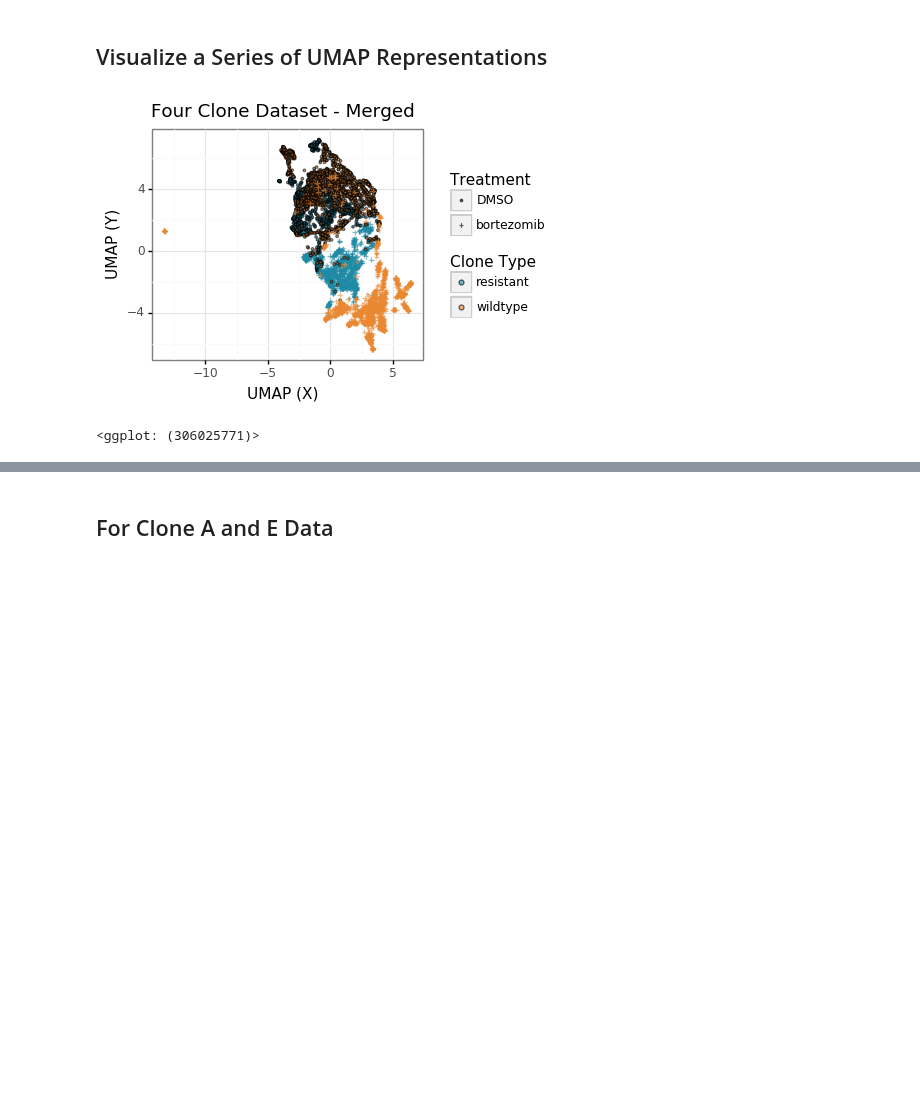
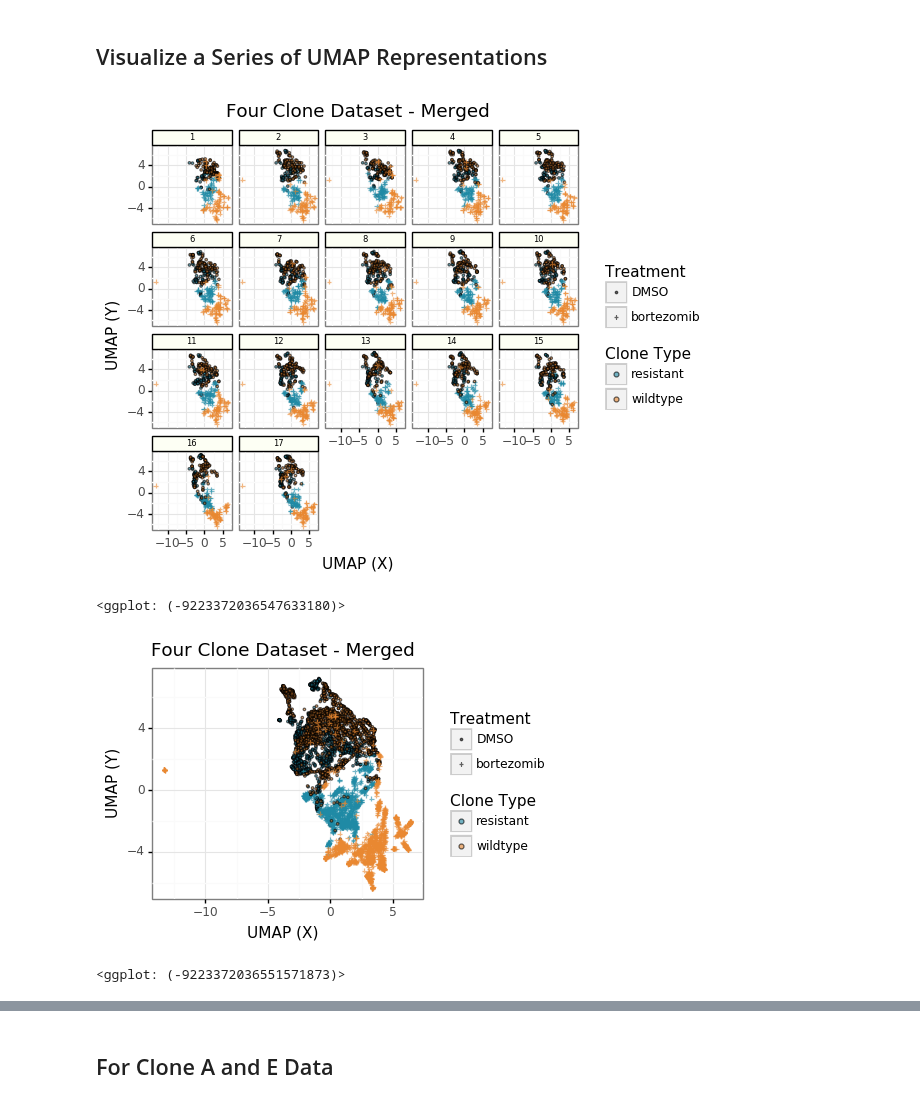
Before and after one commit to broadinstitute/profiling-resistance-mechanisms, a Jupyter notebook: 2.describe-data/3.umap.ipynb, the cells around one changed output, grey strips where cells are left out. Saved outputs shown, nothing was run; the diff lists cells and outputs as text; code cells hidden in the pictures; blank space fills up the shorter version.

Commit message:
add site facets in umpa

```diff
--- a/2.describe-data/3.umap.ipynb
+++ b/2.describe-data/3.umap.ipynb
@@ -73,6 +73,33 @@ def fuzzy_simplicial_set(
 | 4 | 1.399585 | 3.521791 | 217760 | 5 | B02 | 2019_11_20_Batch6 | 1665 | ... |
 # %% [markdown]
 ## Visualize a Series of UMAP Representations
+# %%
+umap_site_differences_gg = (
+    gg.ggplot(embedding_df, gg.aes(x="x", y="y"))
+    + gg.geom_point(
+        gg.aes(fill="Metadata_clone_type", shape="Metadata_treatment"),
+        color='black', alpha=0.6)
+    + gg.theme_bw()
+    + gg.xlab("UMAP (X)")
+    + gg.ylab("UMAP (Y)")
+    + gg.ggtitle("Four Clone Dataset - Merged")
+    + gg.scale_shape_manual(name="Treatment", values=[".", "+"])
+    + gg.scale_fill_manual(name="Clone Type", values=["#1F8AA5", "#E98831"])
+    + gg.facet_wrap("~Metadata_Site")
+    + gg.theme(
+        strip_text=gg.element_text(size=6, color="black"),
+        strip_background=gg.element_rect(colour="black", fill="#fdfff4"),
+    )
+)
+
+file = os.path.join("figures", "umap", "four_clone_umap_site_effect")
+for extension in save_file_extensions:
+    umap_site_differences_gg.save(filename='{}{}'.format(file, extension), height=5, width=5.5, dpi=400)
+
+umap_site_differences_gg
+# %% [output]
+[figure, added]
+<ggplot: (-9223372036547633180)>
 # %%
 umap_resistant_type_gg = (
     gg.ggplot(embedding_df, gg.aes(x="x", y="y"))
@@ -94,7 +121,7 @@ for extension in save_file_extensions:
 umap_resistant_type_gg
 # %% [output]
 [figure]
-<ggplot: (306025771)>
+<ggplot: (-9223372036551571873)>
 # %%
 umap_cell_count_gg = (
     gg.ggplot(
```
Also changed, not shown: parts of 9 cells of this notebook, 3 other files.
